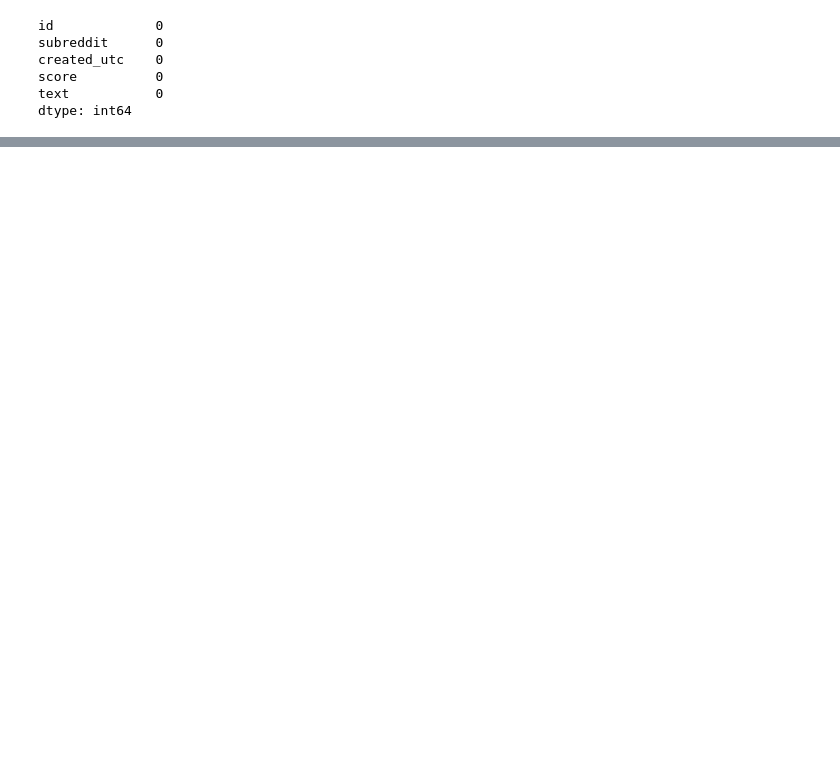
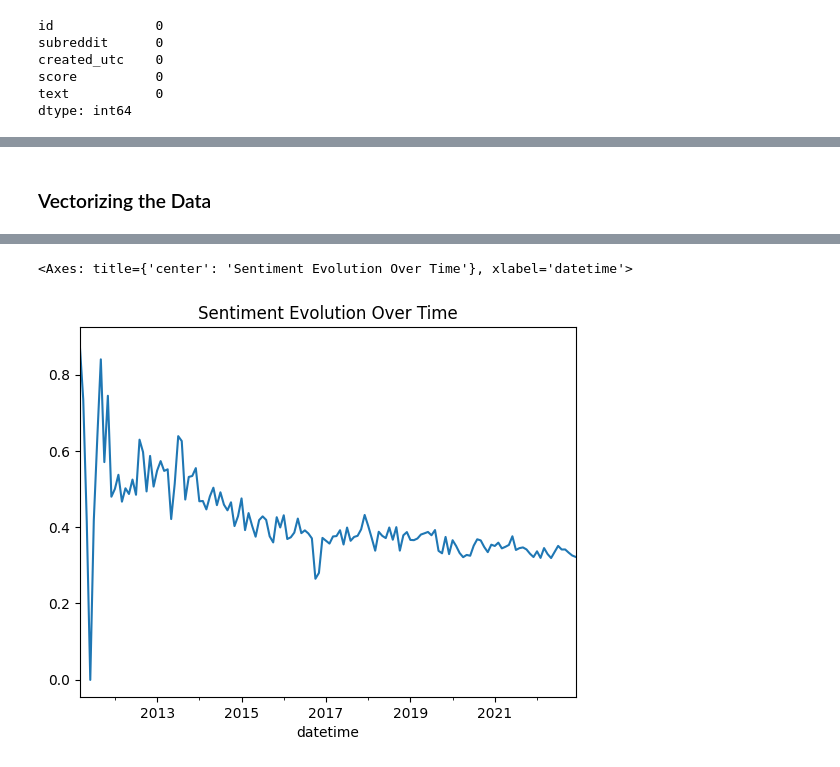
Before and after one commit to Medo-SM/reddit-carrer-sentiment-analysis, a Jupyter notebook: notebooks/1.0_data_exploration.ipynb, the cells around one changed output, grey strips where cells are left out. Drawn from its saved outputs; the diff is of its cells as text; code cells hidden in the pictures; blank space fills up the shorter version.

```diff
--- a/notebooks/1.0_data_exploration.ipynb
+++ b/notebooks/1.0_data_exploration.ipynb
@@ -286,0 +304,25 @@ plt.savefig("word_frequency_bar_chart.png", dpi=300)
+# %% [markdown]
+### Vectorizing the Data
+# %%
+nltk.download('vader_lexicon')
+
+df = submission_df.copy()
+
+df['created_utc'] = pd.to_datetime(df['created_utc'])
+
+# 1. Calculate sentiment for every row (example using VADER)
+from nltk.sentiment.vader import SentimentIntensityAnalyzer
+analyzer = SentimentIntensityAnalyzer()
+
+# We pass the text column directly to get a score between -1 and 1
+df['sentiment_score'] = df['text'].apply(lambda x: analyzer.polarity_scores(str(x))['compound'])
+
+# 2. Convert your timestamp column to datetime
+df['datetime'] = pd.to_datetime(df['created_utc'], unit='s') # or unit='ms' depending on your data
+
+# 3. Resample/Group by week or month to track evolution over time
+temporal_sentiment = df.groupby(df['datetime'].dt.to_period('M'))['sentiment_score'].mean()
+
+# 4. Plot it!
+temporal_sentiment.plot(kind='line', title='Sentiment Evolution Over Time')
+# %% [output]
@@ -286,0 +332,2 @@ plt.savefig("word_frequency_bar_chart.png", dpi=300)
+<Axes: title={'center': 'Sentiment Evolution Over Time'}, xlabel='datetime'>
+[figure, added]
```
Also changed, not shown: parts of 15 cells of this notebook, 1 other file.
